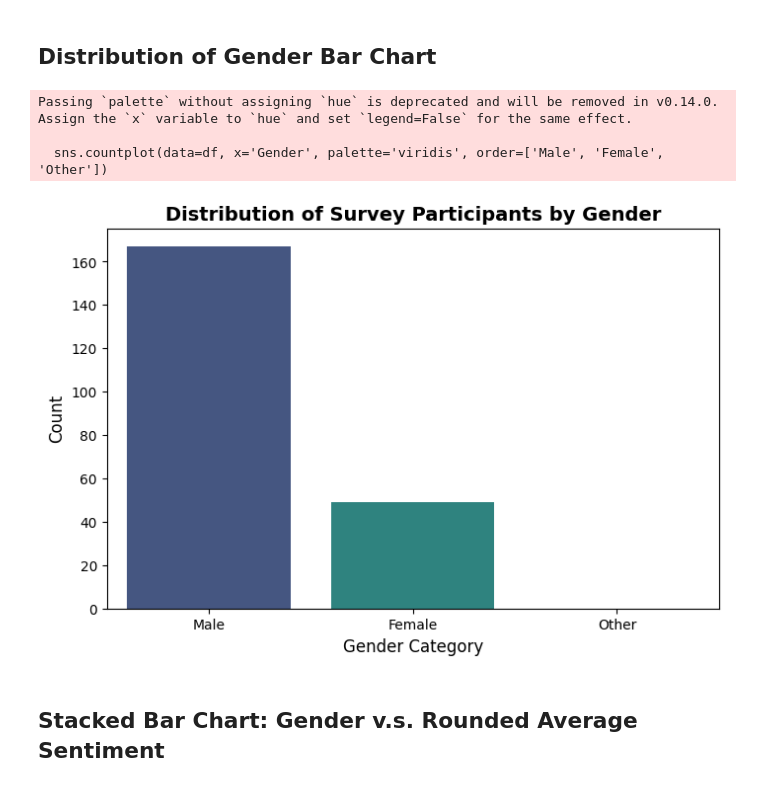
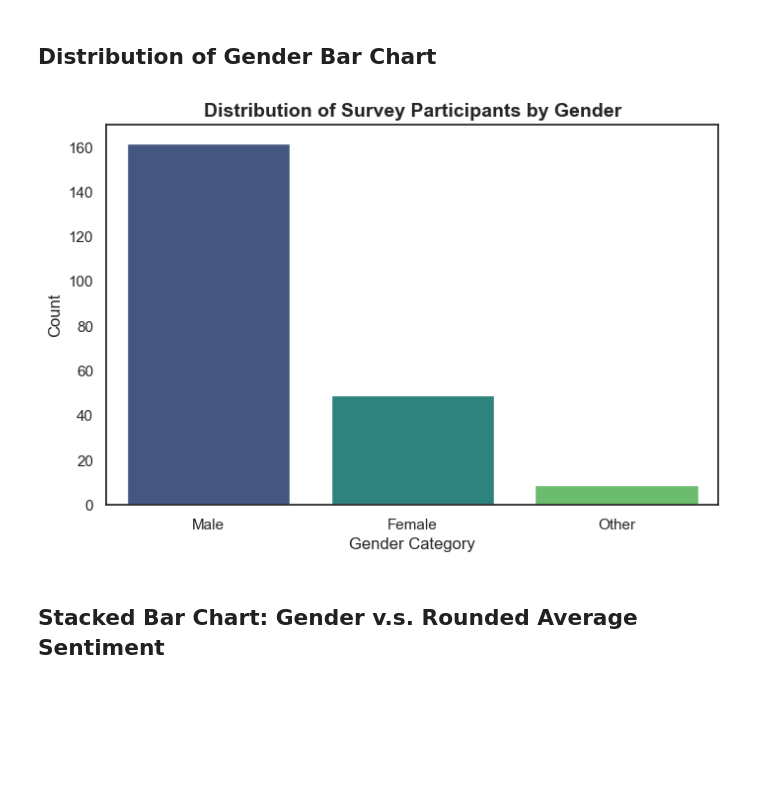
Before and after one commit to avamwilliams/105Lab5-6, a Jupyter notebook: proj.ipynb, the cells around one changed output. Saved outputs shown, nothing was run; the diff lists cells and outputs as text; code cells hidden in the pictures; blank space fills up the shorter version.

Commit message:
Update proj.ipynb
resolve variable name issues

```diff
--- a/proj.ipynb
+++ b/proj.ipynb
@@ -527,17 +549,14 @@ for col, name in zip(llm_cols, llm_names):
 ## Distribution of Gender Bar Chart
 # %%
 plt.figure(figsize=(8, 5))
-sns.countplot(data=df, x='Gender', palette='viridis', order=['Male', 'Female', 'Other'])
+sns.countplot(data=df_trim, x='Gender', palette='viridis', order=['Male', 'Female', 'Other'])
 plt.title('Distribution of Survey Participants by Gender' ,fontsize=14, fontweight='bold')
 plt.xlabel('Gender Category', fontsize = 12)
 plt.ylabel('Count', fontsize = 12)
 
 plt.show()
 # %% [output]
-Passing `palette` without assigning `hue` is deprecated and will be removed in v0.14.0. Assign the `x` variable to `hue` and set `legend=False` for the same effect.
-
-  sns.countplot(data=df, x='Gender', palette='viridis', order=['Male', 'Female', 'Other'])
-[figure, old version]
+[figure, new version]
 # %% [markdown]
 ## Stacked Bar Chart: Gender v.s. Rounded Average Sentiment
 # %%
```
Also changed, not shown: parts of 10 cells of this notebook.
